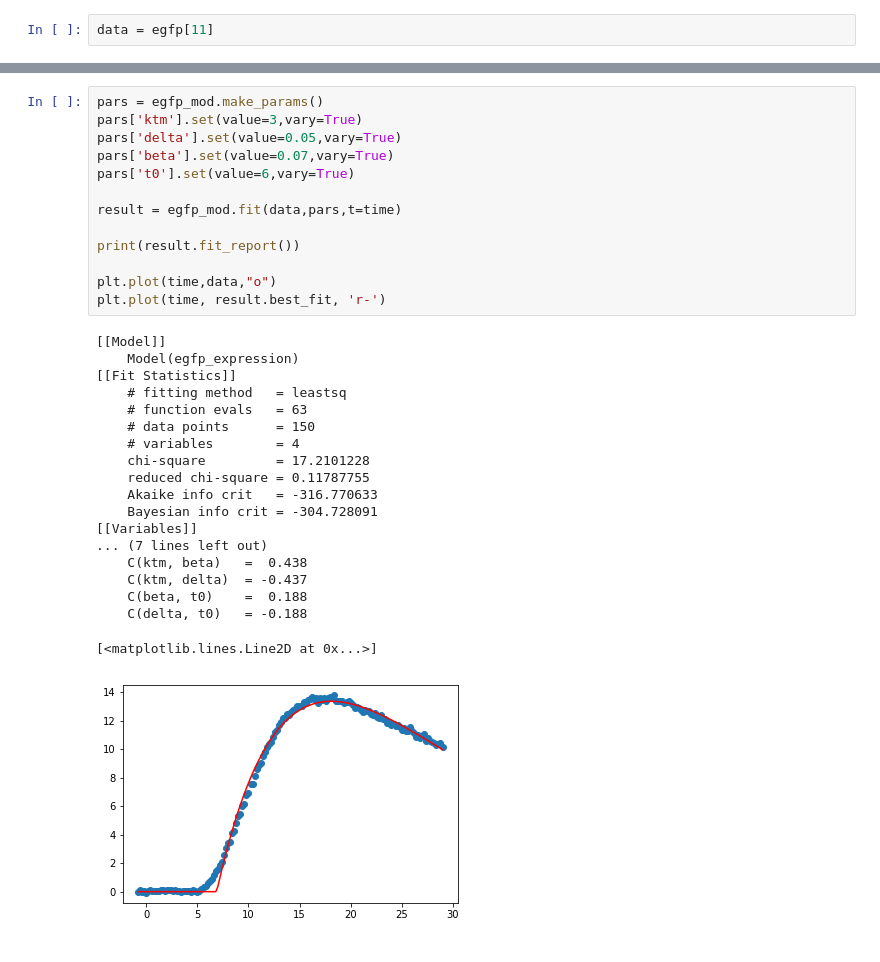
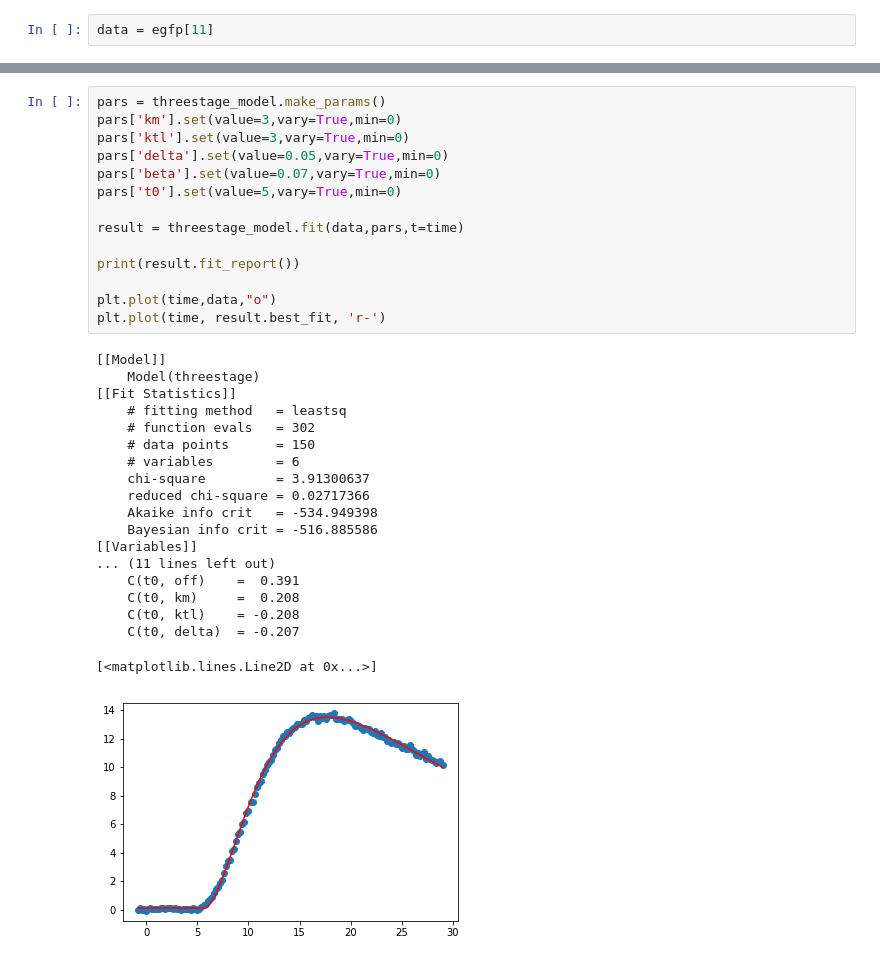
Before and after one commit to hstrey/BME-572-2018, a Jupyter notebook: display data.ipynb, the cells around one changed output, grey strips where cells are left out. Saved outputs shown, nothing was run; the diff lists cells and outputs as text.

```diff
--- a/display data.ipynb
+++ b/display data.ipynb
@@ -95,33 +170,34 @@ data = egfp[11]
 # %%
-pars = egfp_mod.make_params()
-pars['ktm'].set(value=3,vary=True)
-pars['delta'].set(value=0.05,vary=True)
-pars['beta'].set(value=0.07,vary=True)
-pars['t0'].set(value=6,vary=True)
+pars = threestage_model.make_params()
+pars['km'].set(value=3,vary=True,min=0)
+pars['ktl'].set(value=3,vary=True,min=0)
+pars['delta'].set(value=0.05,vary=True,min=0)
+pars['beta'].set(value=0.07,vary=True,min=0)
+pars['t0'].set(value=5,vary=True,min=0)
 
-result = egfp_mod.fit(data,pars,t=time)
+result = threestage_model.fit(data,pars,t=time)
 
 print(result.fit_report())
 
 plt.plot(time,data,"o")
 plt.plot(time, result.best_fit, 'r-')
 # %% [output]
 [[Model]]
-    Model(egfp_expression)
+    Model(threestage)
 [[Fit Statistics]]
     # fitting method   = leastsq
-    # function evals   = 63
+    # function evals   = 302
     # data points      = 150
-    # variables        = 4
-    chi-square         = 17.2101228
-    reduced chi-square = 0.11787755
-    Akaike info crit   = -316.770633
-    Bayesian info crit = -304.728091
+    # variables        = 6
+    chi-square         = 3.91300637
+    reduced chi-square = 0.02717366
+    Akaike info crit   = -534.949398
+    Bayesian info crit = -516.885586
 [[Variables]]
-... (7 lines left out)
-    C(ktm, beta)   =  0.438
-    C(ktm, delta)  = -0.437
-    C(beta, t0)    =  0.188
-    C(delta, t0)   = -0.188
+... (11 lines left out)
+    C(t0, off)    =  0.391
+    C(t0, km)     =  0.208
+    C(t0, ktl)    = -0.208
+    C(t0, delta)  = -0.207
 [<matplotlib.lines.Line2D at 0x...>]
-[figure, old version]
+[figure, new version]
```
Also changed, not shown: parts of 8 cells of this notebook, 1 other file.
